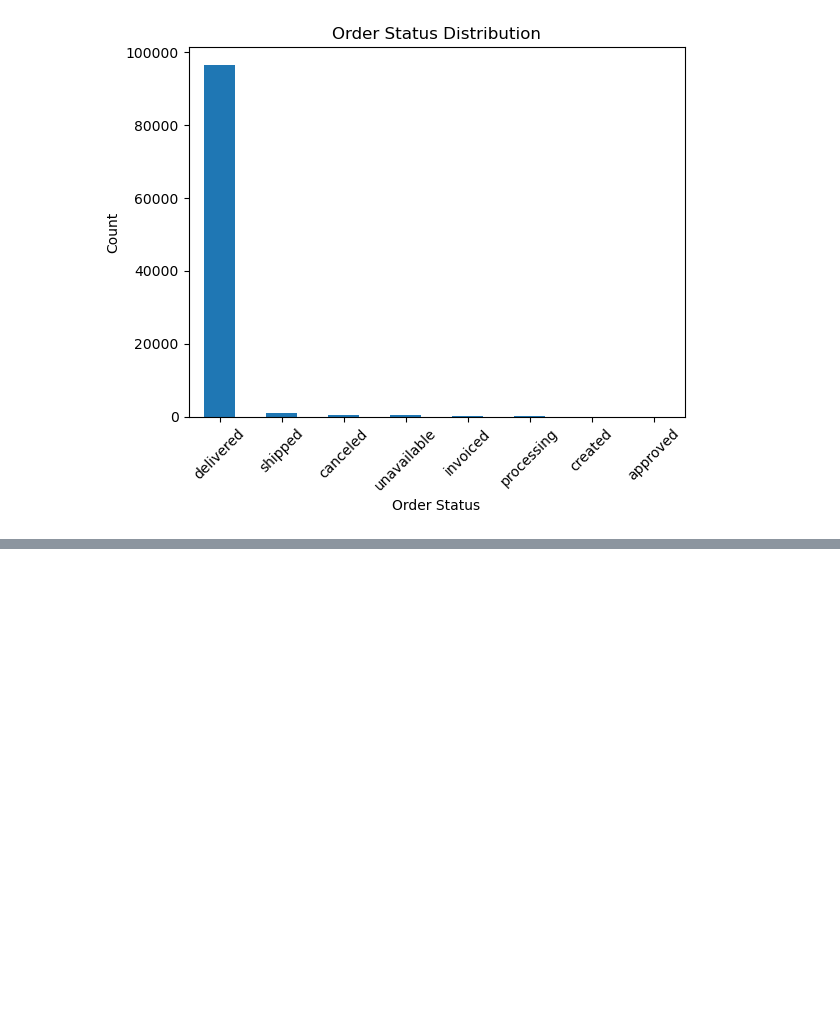
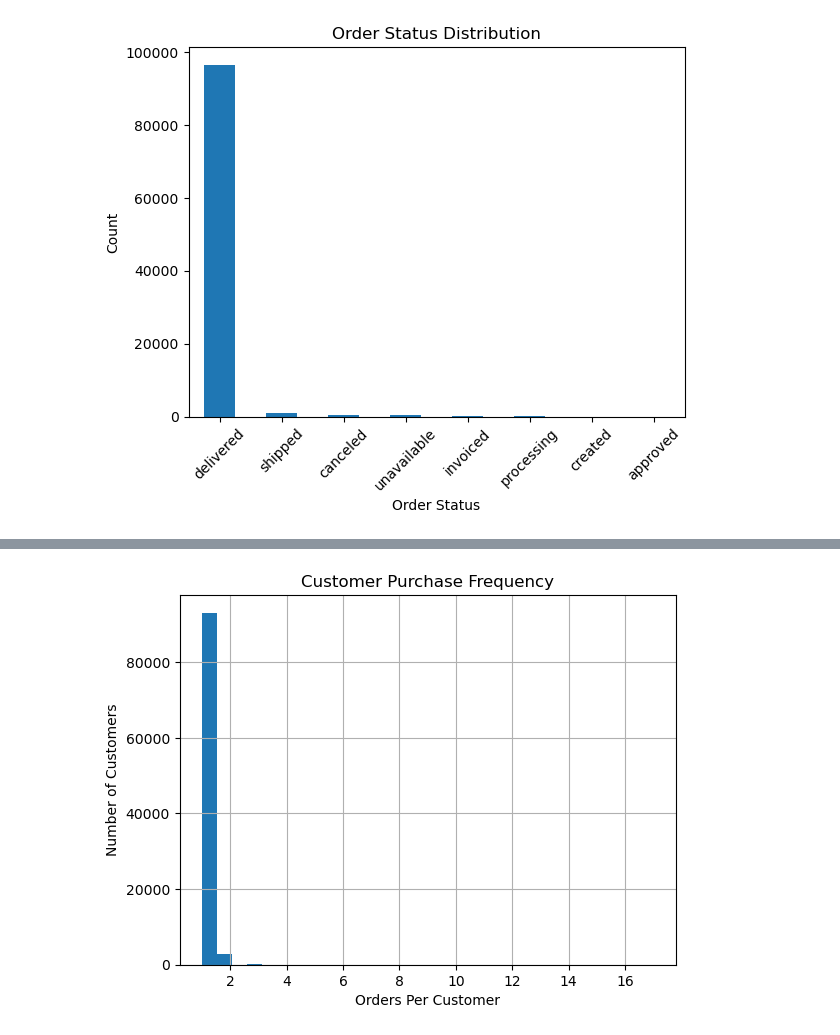
Before and after one commit to asvarshini/AI_Smart_Ecommerce_Analyzer, a Jupyter notebook: notebooks/eda_analysis.ipynb, the cells around one changed output, grey strips where cells are left out. Saved outputs shown, nothing was run; the diff lists cells and outputs as text; code cells hidden in the pictures; blank space fills up the shorter version.

```diff
--- a/notebooks/eda_analysis.ipynb
+++ b/notebooks/eda_analysis.ipynb
@@ -172,0 +239,12 @@ plt.show()
+# %%
+# Count number of orders per customer
+customer_orders = mer_geo.groupby('customer_unique_id')['order_id'].count()
+# %%
+# Visualize customer purchase behavior
+customer_orders.hist(bins=30)
+plt.title("Customer Purchase Frequency")
+plt.xlabel("Orders Per Customer")
+plt.ylabel("Number of Customers")
+plt.show()
+# %% [output]
+[figure, added]
```
Also changed, not shown: parts of 7 cells of this notebook.
